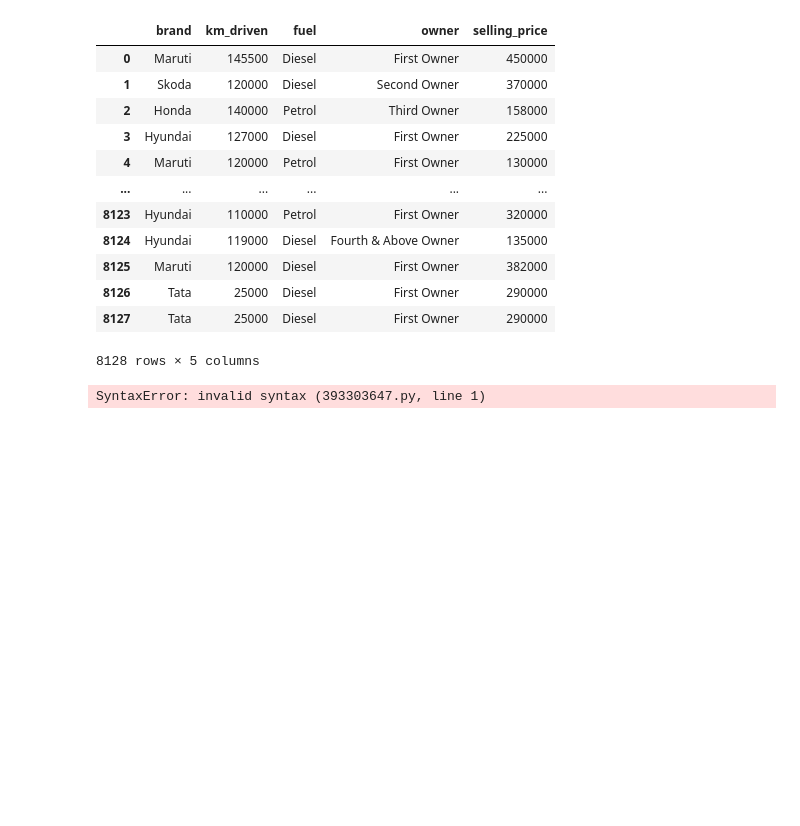
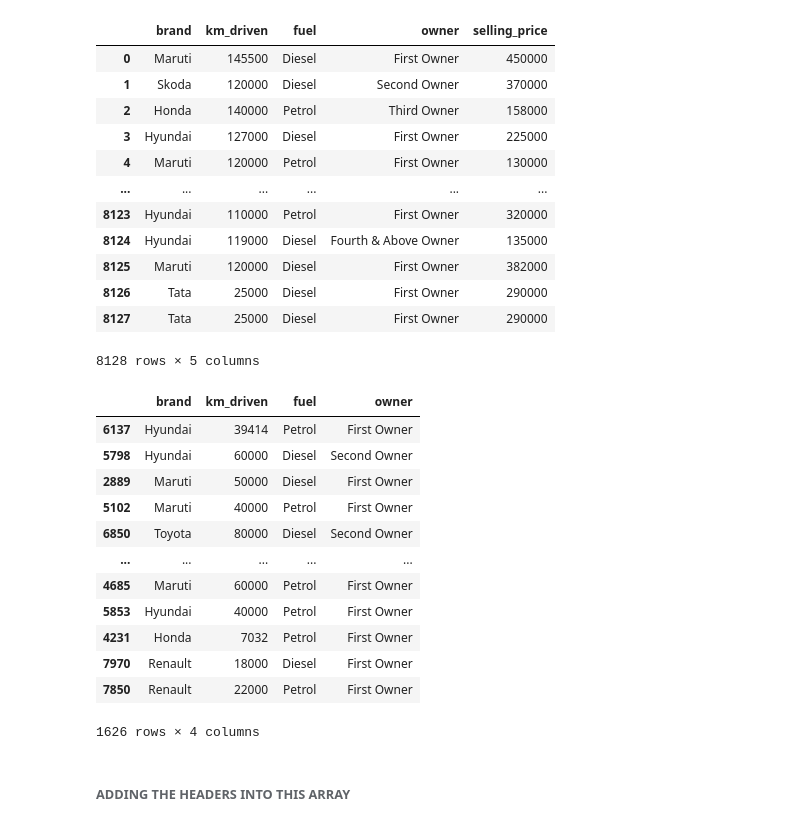
Before and after one commit to SOGeKING-NUL/testing-work-AIML, a Jupyter notebook: day 27.ipynb, the cells around one changed output. Cells and saved outputs as stored; diff of their text form; code cells hidden in the pictures; blank space fills up the shorter version.

```diff
--- a/day 27.ipynb
+++ b/day 27.ipynb
@@ -113,6 +113,20 @@ df
 | 8127 | Tata | 25000 | Diesel | First Owner | 290000 |
 8128 rows × 5 columns
 # %%
-X_train, X_test, y_train, y_test= test_train_split(df.iloc[:,0:4], df.iloc[:, -1],test_size=0.2, random_stat=)
+X_train, X_test, y_train, y_test= train_test_split(df.iloc[:,0:4], df.iloc[:, -1],test_size=0.2, random_state=8)
-# %% [output]
-SyntaxError: invalid syntax (393303647.py, line 1)
+# %%
+X_test
+# %% [output]
+|  | brand | km_driven | fuel | owner |
+| 6137 | Hyundai | 39414 | Petrol | First Owner |
+| 5798 | Hyundai | 60000 | Diesel | Second Owner |
+| 2889 | Maruti | 50000 | Diesel | First Owner |
+| 5102 | Maruti | 40000 | Petrol | First Owner |
+| 6850 | Toyota | 80000 | Diesel | Second Owner |
+| ... | ... | ... | ... | ... |
+| 4685 | Maruti | 60000 | Petrol | First Owner |
+| 5853 | Hyundai | 40000 | Petrol | First Owner |
+| 4231 | Honda | 7032 | Petrol | First Owner |
+| 7970 | Renault | 18000 | Diesel | First Owner |
+| 7850 | Renault | 22000 | Petrol | First Owner |
+1626 rows × 4 columns
@@ -118,0 +137,2 @@ SyntaxError: invalid syntax (393303647.py, line 1)
+# %% [markdown]
+###### ADDING THE HEADERS INTO THIS ARRAY
```
Also changed, not shown: parts of 16 cells of this notebook, 2 other files.
